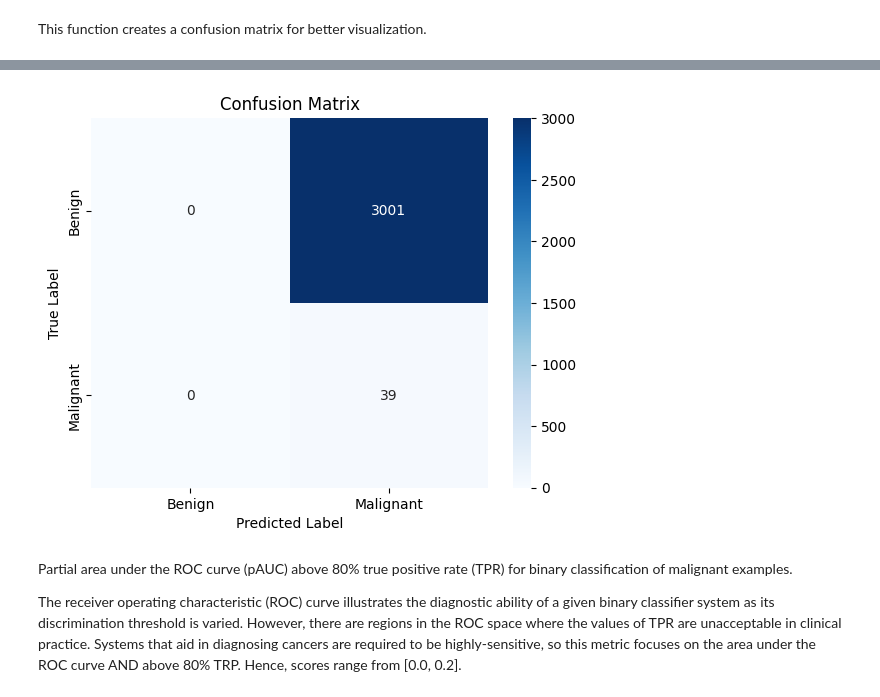
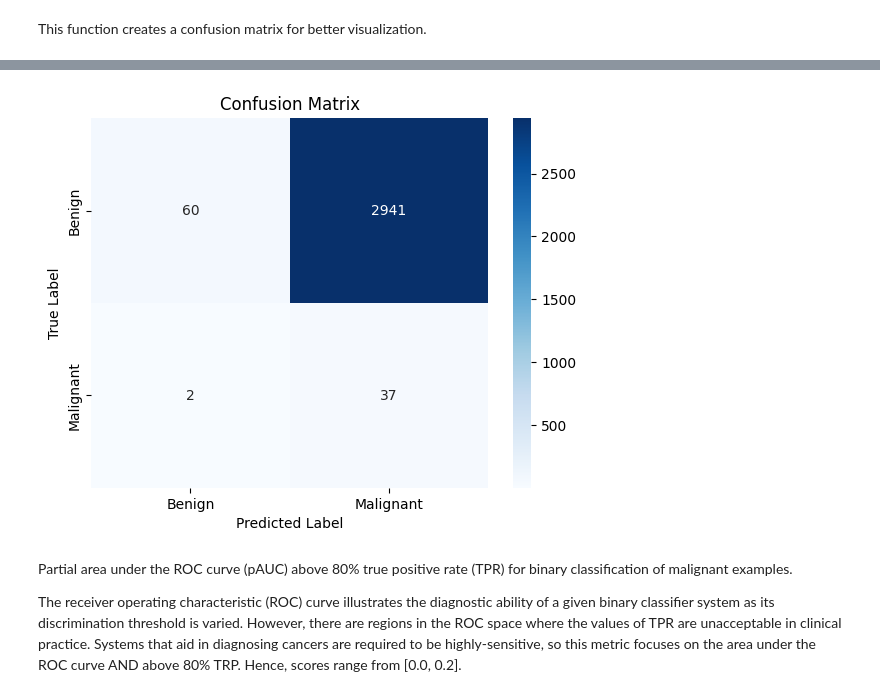
Before and after one commit to Agoston03/Deep-Learning-42, a Jupyter notebook: deep_learning_42_AutoEncoder.ipynb, the cells around one changed output, grey strips where cells are left out. Drawn from its saved outputs; the diff is of its cells as text; code cells hidden in the pictures.

```diff
--- a/deep_learning_42_AutoEncoder.ipynb
+++ b/deep_learning_42_AutoEncoder.ipynb
@@ -307,7 +304,7 @@ def autoencoder_data_generator(benign_ids, malignant_ids, image_generator, augme
 # %% [markdown]
 Here I define the autoencoder model.
 # %%
-def build_autoencoder(input_shape=(IMG_WIDTH, IMG_HEIGHT, 3)):
+def build_autoencoder(input_shape=(128, 128, 3)):
   input_img = Input(shape=input_shape)
 
   x = Conv2D(32, (3, 3), activation='relu', padding='same')(input_img)
@@ -322,6 +319,7 @@ def build_autoencoder(input_shape=(IMG_WIDTH, IMG_HEIGHT, 3)):
   decoded = Conv2D(3, (3, 3), activation='sigmoid', padding='same')(x)
 
   encoder = Model(input_img, encoded)
+
   autoencoder = Model(input_img, decoded)
 
   autoencoder.compile(
@@ -336,15 +334,15 @@ This block of code train the autoencoder.
 # %%
 image_generator = image_generator_factory()
 
-train_generator = autoencoder_data_generator(train_benign_ids, train_malignant_ids, image_generator, False, BATCH_SIZE)
-validation_generator = autoencoder_data_generator(valid_benign_ids, valid_malignant_ids, image_generator, False, BATCH_SIZE)
+train_generator = autoencoder_data_generator(train_benign_ids, train_malignant_ids, image_generator, BATCH_SIZE)
+validation_generator = autoencoder_data_generator(valid_benign_ids, valid_malignant_ids, image_generator, BATCH_SIZE)
 
-steps_per_epoch =  len(train_benign_ids + train_malignant_ids) // BATCH_SIZE
-validation_steps =  len(valid_benign_ids + valid_malignant_ids) // BATCH_SIZE
+steps_per_epoch = len(train_benign_ids + train_malignant_ids) // BATCH_SIZE
+validation_steps = len(valid_benign_ids + valid_malignant_ids) // BATCH_SIZE
 
-autoencoder, encoder = build_autoencoder()
+autoencoder, encoder = build_autoencoder((IMG_WIDTH, IMG_HEIGHT, 3))
 
-history_autoencoder = autoencoder.fit(
+autoencoder.fit(
   train_generator,
   validation_data=validation_generator,
   steps_per_epoch=steps_per_epoch,
@@ -408,7 +405,6 @@ Here, I define the required callbacks.
 # %%
 callbacks = [
   EarlyStopping(monitor='val_precision', patience=5, restore_best_weights=True, mode='max'),
-  ReduceLROnPlateau(monitor='val_precision', factor=0.1, patience=3, min_lr=1e-6, mode='max'),
   ModelCheckpoint(filepath='best_model.keras', monitor='val_precision', save_best_only=True, mode='max')
 ]
 # %% [markdown]
@@ -434,11 +430,11 @@ This might also be the subject of different modifications in the future.
 # %%
 model = build_model(encoder)
 
-train_generator = data_generator(train_benign_enc_ids, train_malignant_enc_ids, image_generator, batch_size=BATCH_SIZE)
-validation_generator = data_generator(valid_benign_enc_ids, valid_malignant_enc_ids, image_generator, False, batch_size=BATCH_SIZE)
+train_generator = data_generator(train_benign_enc_ids, train_malignant_enc_ids, image_generator, True, batch_size=BATCH_SIZE)
+validation_generator = data_generator(valid_benign_enc_ids, valid_malignant_enc_ids, image_generator, True, batch_size=BATCH_SIZE)
 
 steps_per_epoch = (len(train_benign_enc_ids) + len(train_malignant_enc_ids) * (NUMBER_OF_AUGMENTATIONS + 1)) // BATCH_SIZE
-validation_steps = len(valid_benign_enc_ids + valid_malignant_enc_ids) // BATCH_SIZE
+validation_steps = (len(valid_benign_enc_ids) + len(valid_malignant_enc_ids) * (NUMBER_OF_AUGMENTATIONS + 1)) // BATCH_SIZE
 
 history_encoder = model.fit(
   train_generator,
@@ -464,7 +468,7 @@ Epoch 5/50
 This function creates a confusion matrix for better visualization.
 # %%
 def evaluate_and_visualize(model, test_benign_ids, test_malignant_ids, batch_size):
-    test_generator = data_generator(test_benign_ids, test_malignant_ids, image_generator, augment=False, batch_size=batch_size)
+    test_generator = data_generator(test_benign_ids, test_malignant_ids, image_generator, False,batch_size=batch_size)
 
     total_samples = len(test_benign_ids + test_malignant_ids)
     steps = int(np.ceil(total_samples / batch_size))
@@ -511,4 +515,4 @@ y_pred, y_true = evaluate_and_visualize(model, benign_ids[6000:9000], test_malig
-[figure, old version]
+[figure, new version]
 # %% [markdown]
 Partial area under the ROC curve (pAUC) above 80% true positive rate (TPR) for binary classification of malignant examples.
 
```
Also changed, not shown: parts of 8 cells of this notebook.
